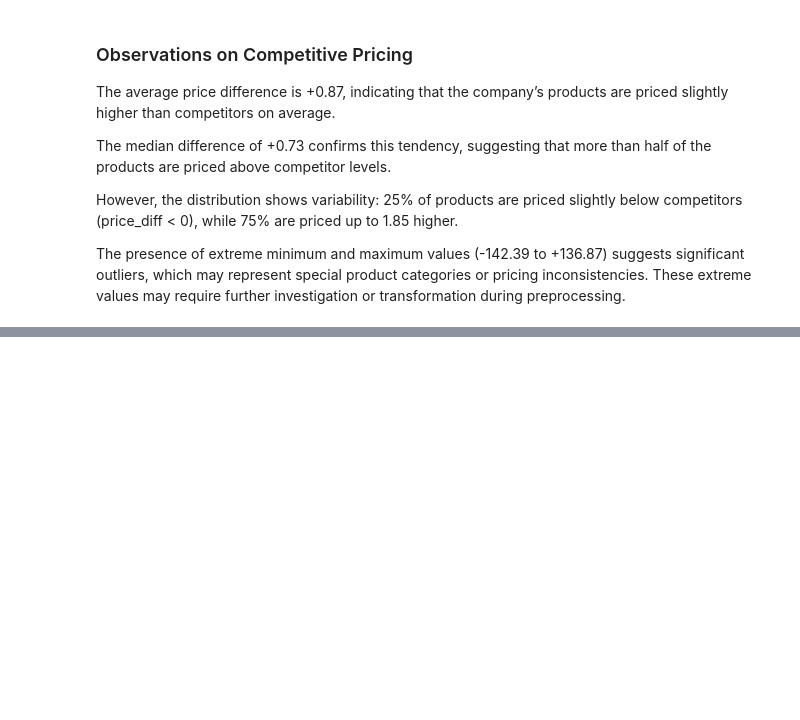
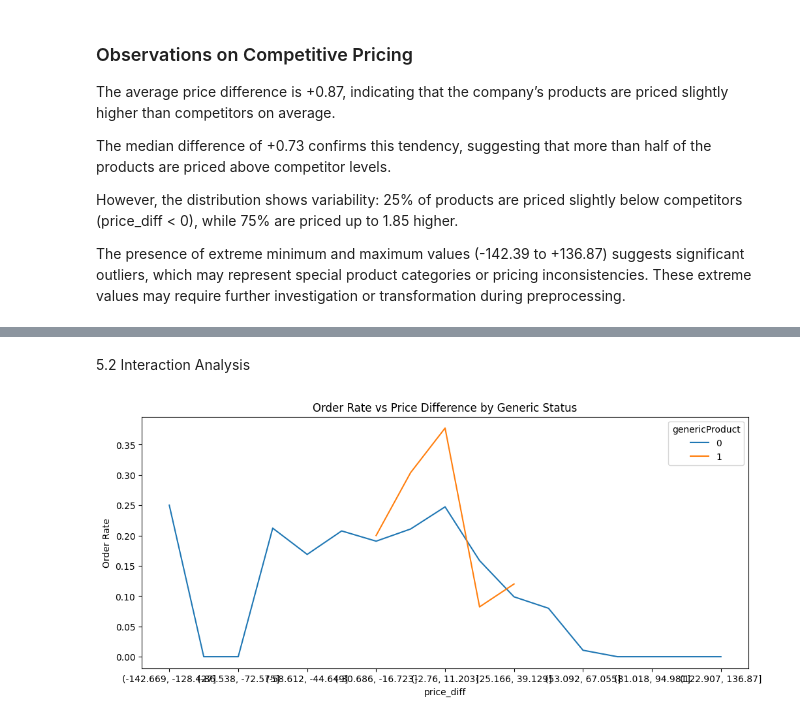
Before and after one commit to Happydeath97/analyticalProjectProductPricing, a Jupyter notebook: notebooks/DataExploration.ipynb, the cells around one changed output, grey strips where cells are left out. Drawn from its saved outputs; the diff is of its cells as text; code cells hidden in the pictures; blank space fills up the shorter version.

```diff
--- a/notebooks/DataExploration.ipynb
+++ b/notebooks/DataExploration.ipynb
@@ -163,0 +178,13 @@ The presence of extreme minimum and maximum values (-142.39 to +136.87) suggests
+# %% [markdown]
+5.2 Interaction Analysis
+# %%
+interaction = df.groupby(
+    ["genericProduct", pd.cut(df["price_diff"], 20)]
+)["order"].mean().unstack(0)
+
+interaction.plot(figsize=(12,5))
+plt.title("Order Rate vs Price Difference by Generic Status")
+plt.ylabel("Order Rate")
+plt.show()
+# %% [output]
+[figure, added]
```
Also changed, not shown: parts of 25 cells of this notebook.
